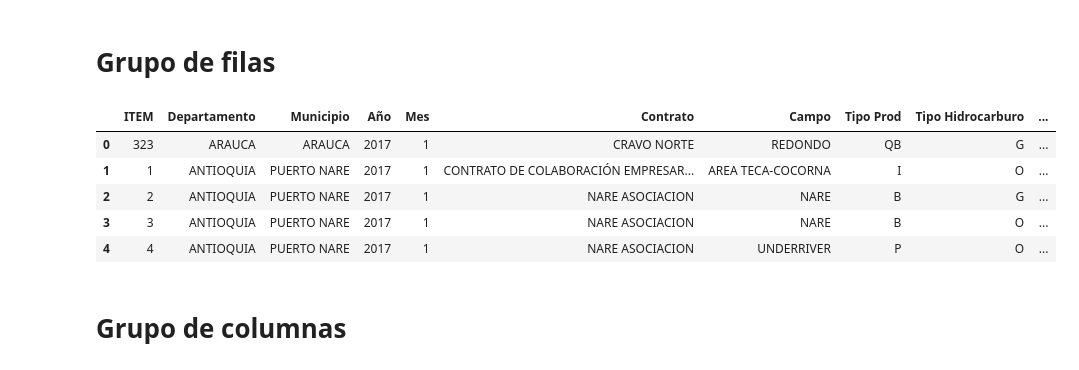
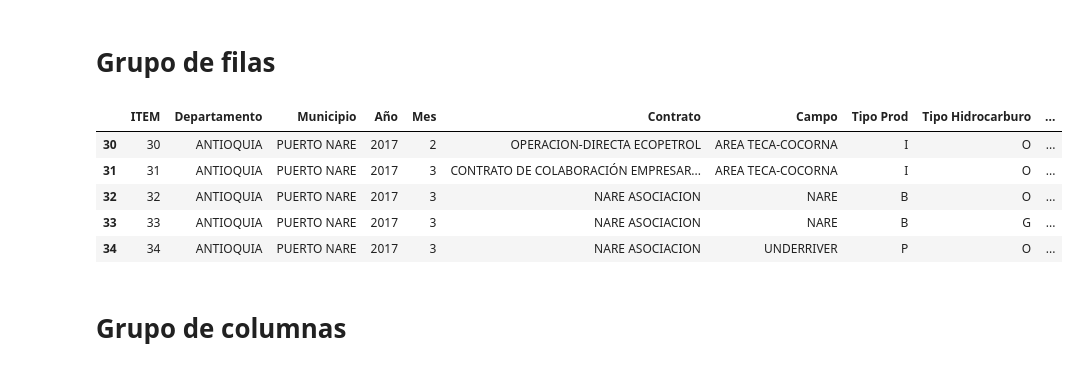
Before and after one commit to Zackperez/mineria_de_datos, a Jupyter notebook: mineria.ipynb, the cells around one changed output. Cells and saved outputs as stored; diff of their text form; code cells hidden in the pictures.

```diff
--- a/mineria.ipynb
+++ b/mineria.ipynb
@@ -49,14 +51,14 @@ data.head()
 # %% [markdown]
 # Grupo de filas
 # %%
-data.iloc[0:5]
+data.iloc[30:35]
 # %% [output]
 |  | ITEM | Departamento | Municipio | Año | Mes | Contrato | Campo | Tipo Prod | Tipo Hidrocarburo | ... |
-| 0 | 323 | ARAUCA | ARAUCA | 2017 | 1 | CRAVO NORTE | REDONDO | QB | G | ... |
-| 1 | 1 | ANTIOQUIA | PUERTO NARE | 2017 | 1 | CONTRATO DE COLABORACIÓN EMPRESAR... | AREA TECA-COCORNA | I | O | ... |
-| 2 | 2 | ANTIOQUIA | PUERTO NARE | 2017 | 1 | NARE ASOCIACION | NARE | B | G | ... |
-| 3 | 3 | ANTIOQUIA | PUERTO NARE | 2017 | 1 | NARE ASOCIACION | NARE | B | O | ... |
-| 4 | 4 | ANTIOQUIA | PUERTO NARE | 2017 | 1 | NARE ASOCIACION | UNDERRIVER | P | O | ... |
+| 30 | 30 | ANTIOQUIA | PUERTO NARE | 2017 | 2 | OPERACION-DIRECTA ECOPETROL | AREA TECA-COCORNA | I | O | ... |
+| 31 | 31 | ANTIOQUIA | PUERTO NARE | 2017 | 3 | CONTRATO DE COLABORACIÓN EMPRESAR... | AREA TECA-COCORNA | I | O | ... |
+| 32 | 32 | ANTIOQUIA | PUERTO NARE | 2017 | 3 | NARE ASOCIACION | NARE | B | O | ... |
+| 33 | 33 | ANTIOQUIA | PUERTO NARE | 2017 | 3 | NARE ASOCIACION | NARE | B | G | ... |
+| 34 | 34 | ANTIOQUIA | PUERTO NARE | 2017 | 3 | NARE ASOCIACION | UNDERRIVER | P | O | ... |
 # %% [markdown]
 # Grupo de columnas
 # %%
```
Also changed, not shown: parts of 15 cells of this notebook.
